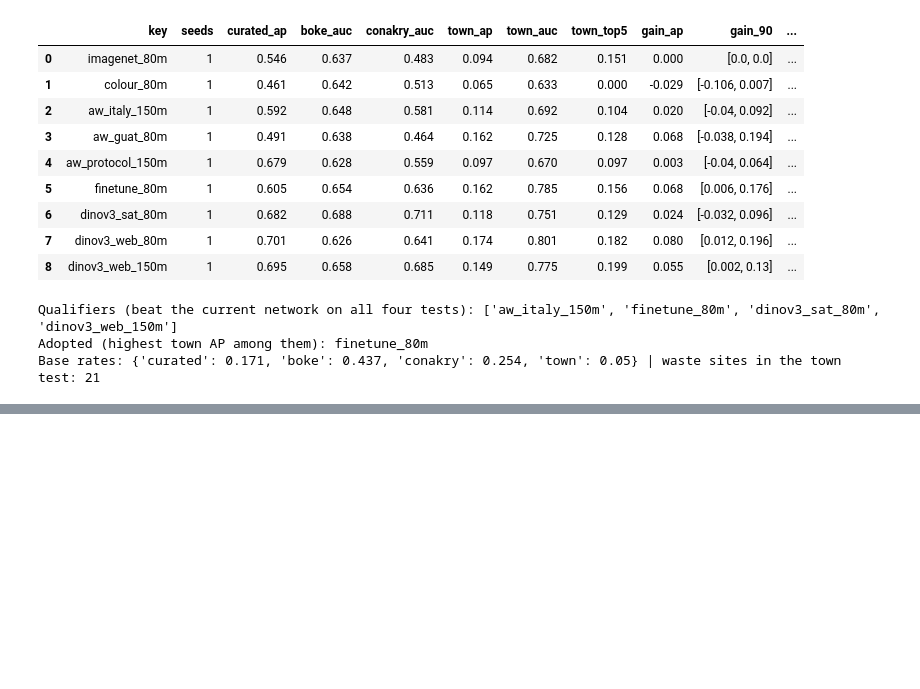
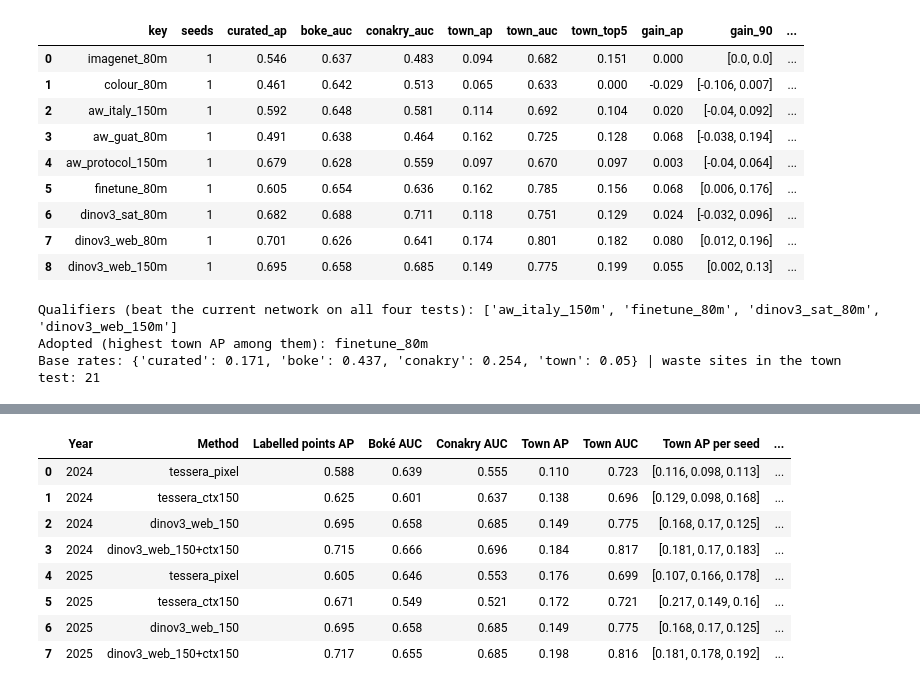
Before and after one commit to SDG-AI-Lab/Guinea_Methodology, a Jupyter notebook: plasticwaste_experiments/2_dumpsites.ipynb, the cells around one changed output, grey strips where cells are left out. Cells and saved outputs as stored; diff of their text form; code cells hidden in the pictures; blank space fills up the shorter version.

Commit message:
update test with tessera

```diff
--- a/plasticwaste_experiments/2_dumpsites.ipynb
+++ b/plasticwaste_experiments/2_dumpsites.ipynb
@@ -291,0 +298,29 @@ Base rates: {'curated': 0.171, 'boke': 0.437, 'conakry': 0.254, 'town': 0.05} |
+# %%
+GOUT = OUT / "geotessera"
+rows = []
+for year in (2024, 2025):
+    r = json.loads((GOUT / f"results_{year}.json").read_text())
+    for k in ("tessera_pixel", "tessera_ctx150", "dinov3_web_150", "dinov3_web_150+ctx150"):
+        m = r[k]
+        row = {"Year": year, "Method": k, "Labelled points AP": m["curated"]["ap"], "Boké AUC": m["blind_boke"]["auc"],
+               "Conakry AUC": m["blind_conakry"]["auc"], "Town AP": m["town"]["ap"], "Town AUC": m["town"]["auc"],
+               "Town AP per seed": m["town_ap_per_seed"]}
+        for ref in ("initial", "dinov3_web_150"):
+            v = m.get(f"vs_{ref}")
+            if v:
+                row[f"Gain vs {ref} (90 %)"] = f"{v['gain_ap']:+.3f} ({v['gain_90'][0]:+.3f}, {v['gain_90'][1]:+.3f})"
+                row[f"Beats {ref} on"] = v["beats_on"]
+                if ref == "initial":
+                    row["Passes the mark"] = v["passes_mark"]
+        rows.append(row)
+pd.DataFrame(rows)
+# %% [output]
+|  | Year | Method | Labelled points AP | Boké AUC | Conakry AUC | Town AP | Town AUC | Town AP per seed | ... |
+| 0 | 2024 | tessera_pixel | 0.588 | 0.639 | 0.555 | 0.110 | 0.723 | [0.116, 0.098, 0.113] | ... |
+| 1 | 2024 | tessera_ctx150 | 0.625 | 0.601 | 0.637 | 0.138 | 0.696 | [0.129, 0.098, 0.168] | ... |
+| 2 | 2024 | dinov3_web_150 | 0.695 | 0.658 | 0.685 | 0.149 | 0.775 | [0.168, 0.17, 0.125] | ... |
+| 3 | 2024 | dinov3_web_150+ctx150 | 0.715 | 0.666 | 0.696 | 0.184 | 0.817 | [0.181, 0.17, 0.183] | ... |
+| 4 | 2025 | tessera_pixel | 0.605 | 0.646 | 0.553 | 0.176 | 0.699 | [0.107, 0.166, 0.178] | ... |
+| 5 | 2025 | tessera_ctx150 | 0.671 | 0.549 | 0.521 | 0.172 | 0.721 | [0.217, 0.149, 0.16] | ... |
+| 6 | 2025 | dinov3_web_150 | 0.695 | 0.658 | 0.685 | 0.149 | 0.775 | [0.168, 0.17, 0.125] | ... |
+| 7 | 2025 | dinov3_web_150+ctx150 | 0.717 | 0.655 | 0.685 | 0.198 | 0.816 | [0.181, 0.178, 0.192] | ... |
```
Also changed, not shown: parts of 2 cells of this notebook, 43 other files.
